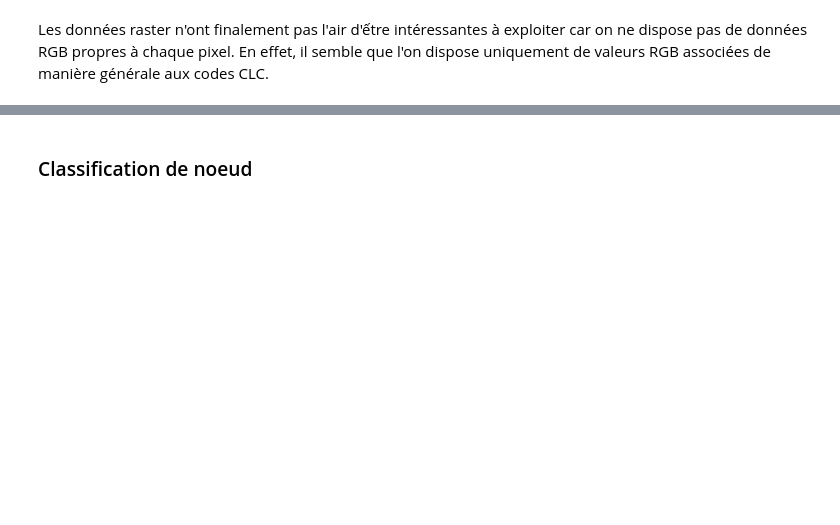
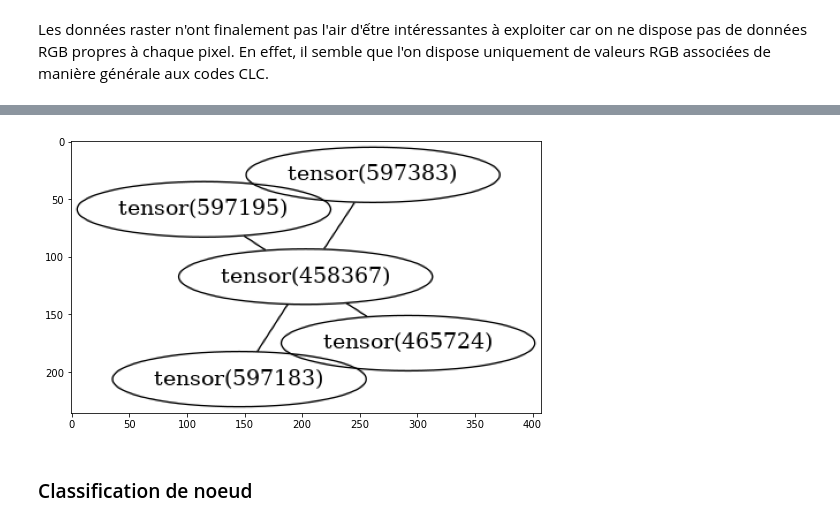
Before and after one commit to massimovenuti/clc-graph-deep-learning, a Jupyter notebook: clc.ipynb, the cells around one changed output, grey strips where cells are left out. Cells and saved outputs as stored; diff of their text form; code cells hidden in the pictures; blank space fills up the shorter version.

```diff
--- a/clc.ipynb
+++ b/clc.ipynb
@@ -356,0 +411,15 @@ nx.draw(nx_graph)
+# %%
+path = './a.out.png'
+
+ag = nx.nx_agraph.to_agraph(g_nx)
+ag.layout()
+ag.draw(path)
+
+img = mpimg.imread(path)
+plt.figure(figsize=(10,5))
+plt.imshow(img)
+plt.show()
+
+os.remove(path)
+# %% [output]
+[figure, added]
```
Also changed, not shown: parts of 36 cells of this notebook, 3 other files.
